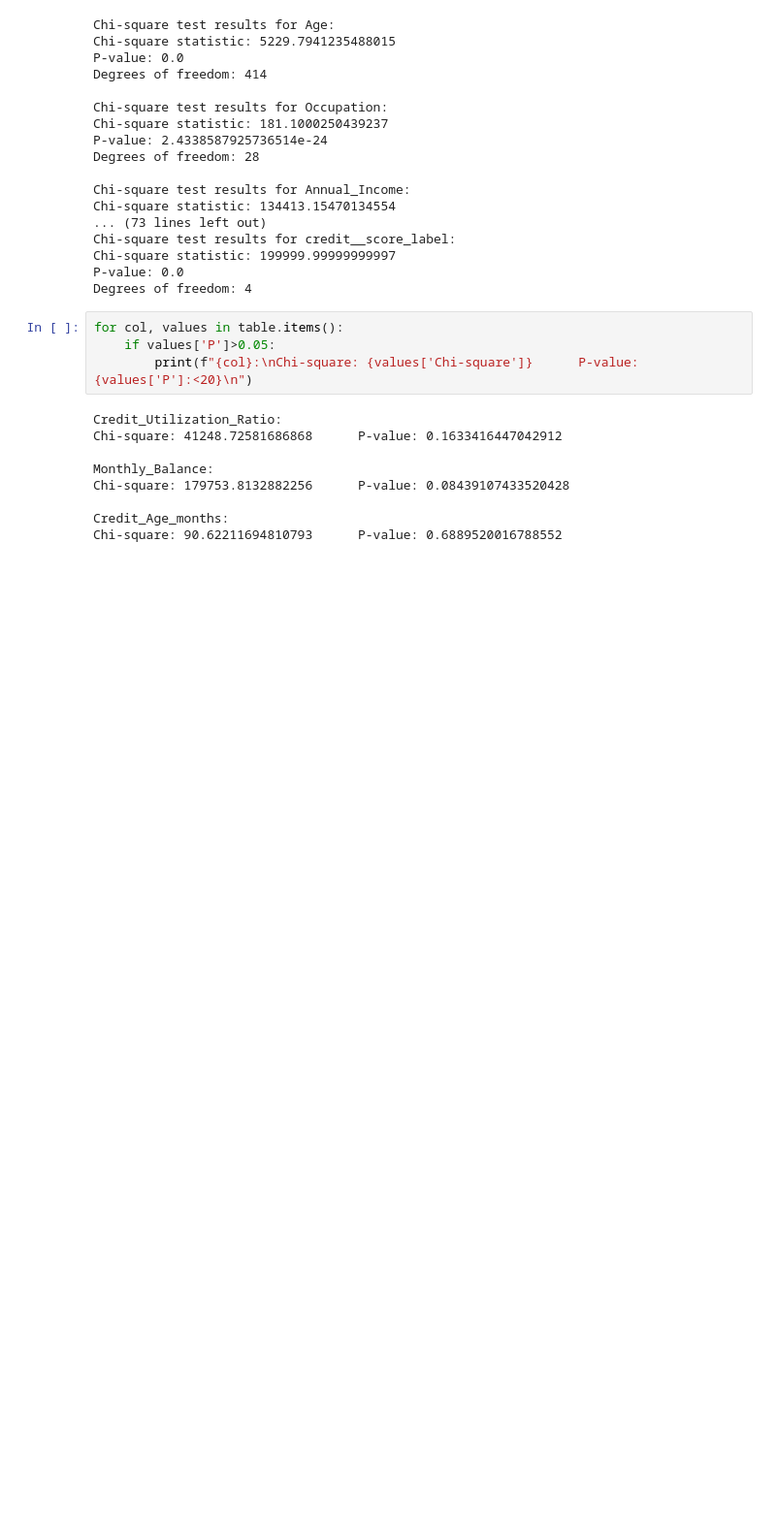
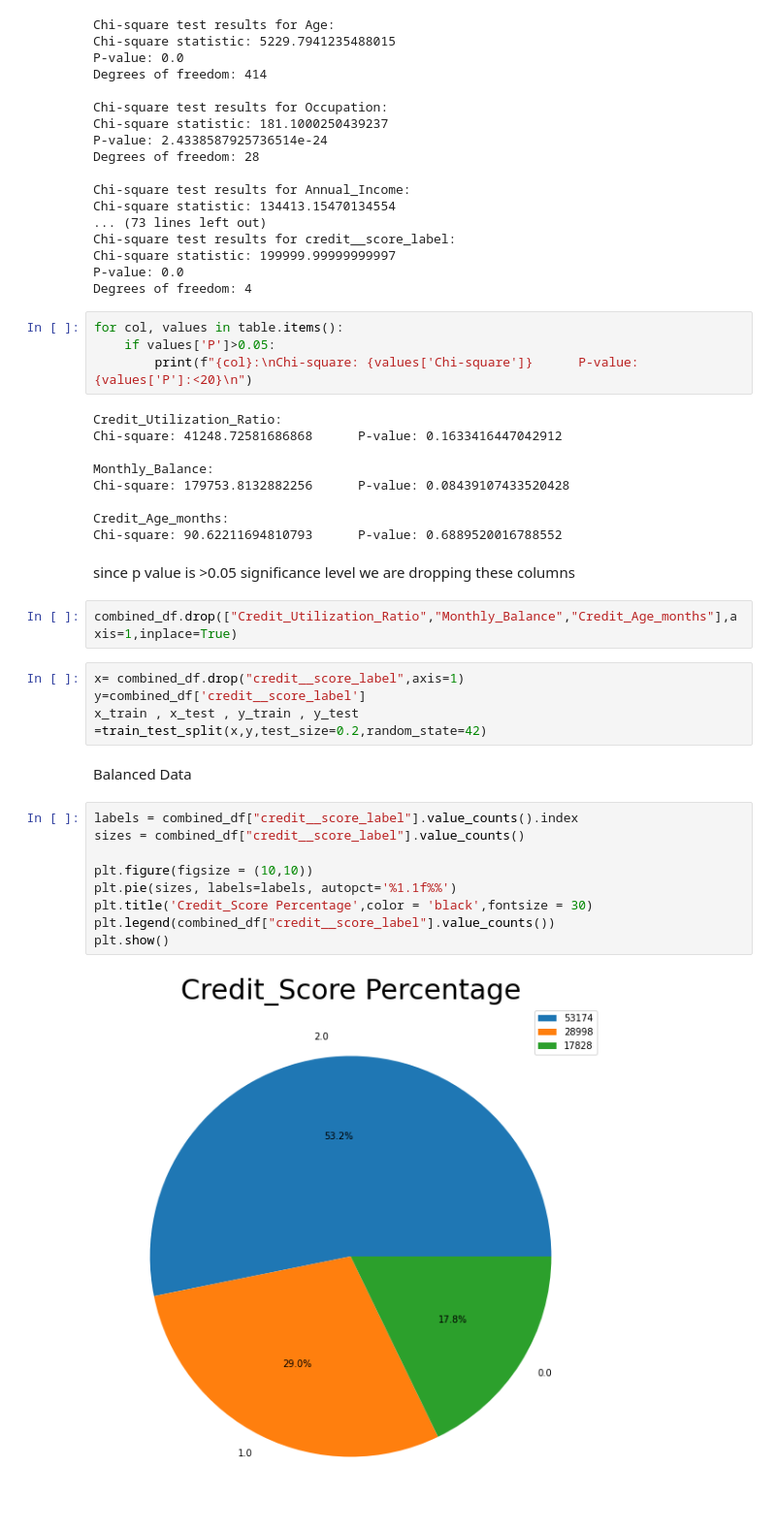
Before and after one commit to 80396-B2/Credit_Score_Prediction, a Jupyter notebook: main.ipynb, the cells around one changed output. Shown at 97% size. Drawn from its saved outputs; the diff is of its cells as text; blank space fills up the shorter version.

```diff
--- a/main.ipynb
+++ b/main.ipynb
@@ -1139,3 +1140,24 @@ Chi-square: 179753.8132882256      P-value: 0.08439107433520428
 
 Credit_Age_months:
 Chi-square: 90.62211694810793      P-value: 0.6889520016788552
+# %% [markdown]
+since p value is >0.05 significance level we are dropping these columns
+# %%
+combined_df.drop(["Credit_Utilization_Ratio","Monthly_Balance","Credit_Age_months"],axis=1,inplace=True)
+# %%
+x= combined_df.drop("credit__score_label",axis=1)
+y=combined_df['credit__score_label']
+x_train , x_test , y_train , y_test =train_test_split(x,y,test_size=0.2,random_state=42)
+# %% [markdown]
+Balanced Data
+# %%
+labels = combined_df["credit__score_label"].value_counts().index
+sizes = combined_df["credit__score_label"].value_counts()
+
+plt.figure(figsize = (10,10))
+plt.pie(sizes, labels=labels, autopct='%1.1f%%')
+plt.title('Credit_Score Percentage',color = 'black',fontsize = 30)
+plt.legend(combined_df["credit__score_label"].value_counts())
+plt.show()
+# %% [output]
+[figure, added]
```
Also changed, not shown: parts of 1 cell of this notebook.
